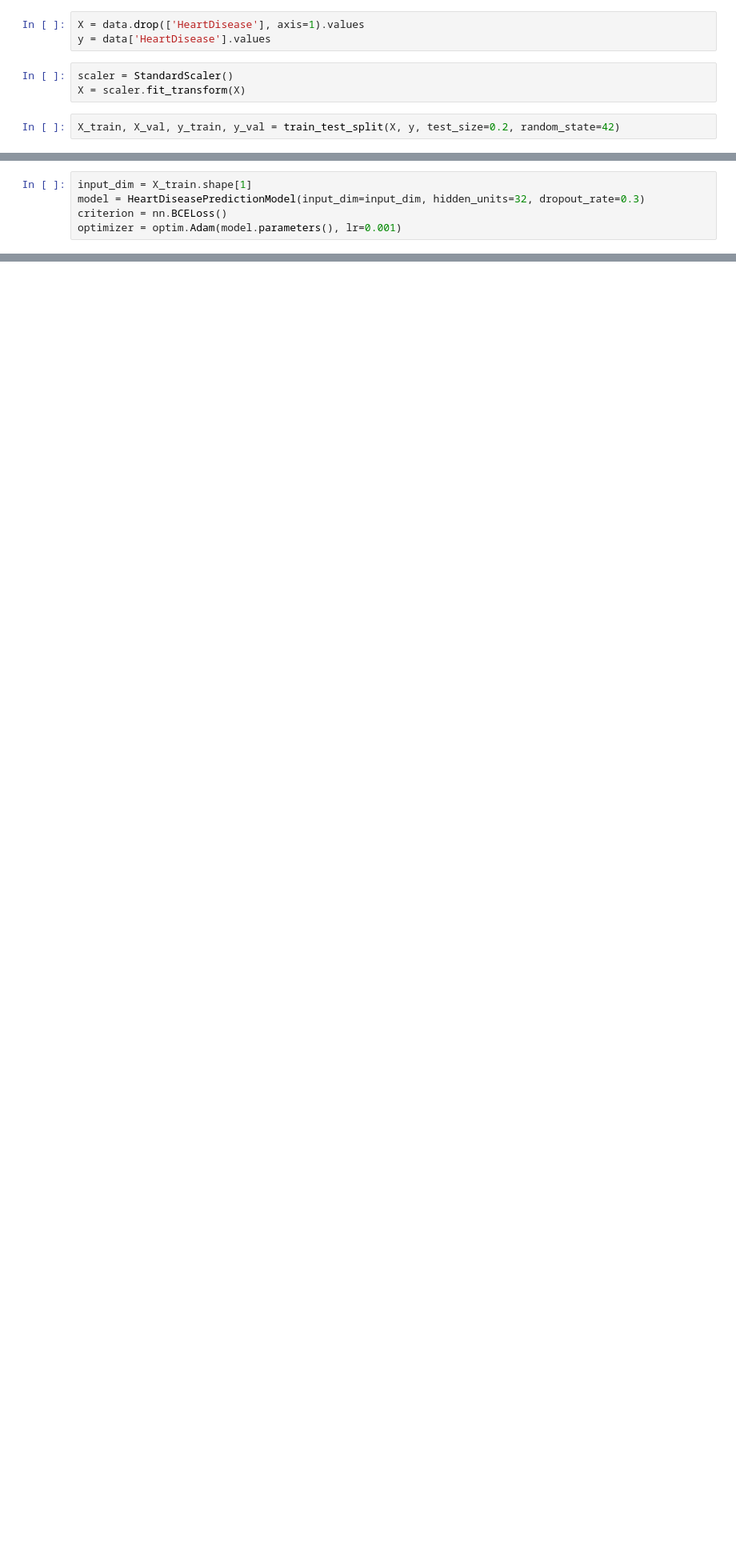
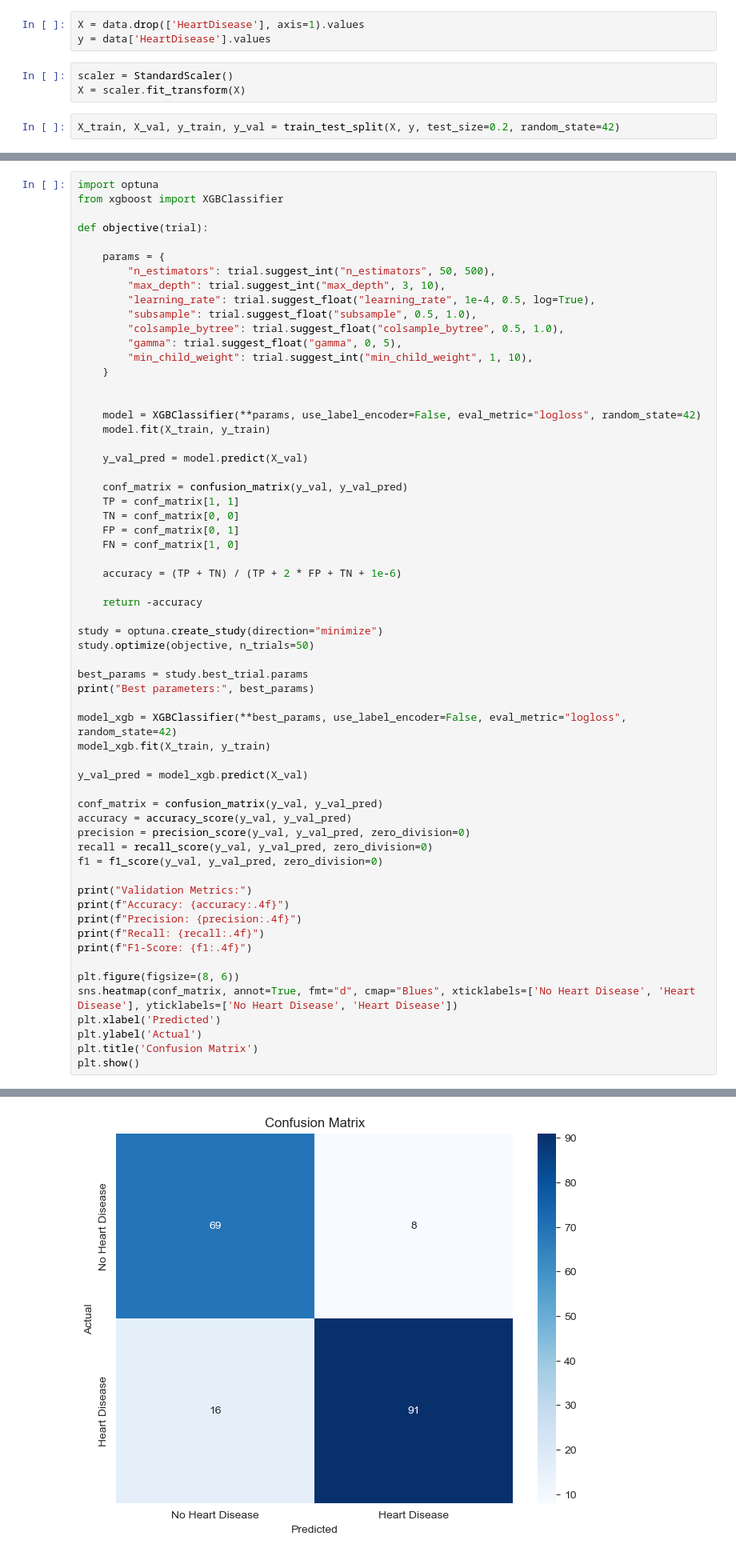
Before and after one commit to aaron6yi/team-16, a Jupyter notebook: HeartDiseasePredictionModel.ipynb, the cells around one changed output, grey strips where cells are left out. Shown at 80% size. Cells and saved outputs as stored; diff of their text form; blank space fills up the shorter version.

```diff
--- a/HeartDiseasePredictionModel.ipynb
+++ b/HeartDiseasePredictionModel.ipynb
@@ -122,5 +248,0 @@ def train_model(model, criterion, optimizer, train_loader, val_loader, epochs=20
-# %%
-input_dim = X_train.shape[1]
-model = HeartDiseasePredictionModel(input_dim=input_dim, hidden_units=32, dropout_rate=0.3)
-criterion = nn.BCELoss()
-optimizer = optim.Adam(model.parameters(), lr=0.001)
@@ -215,0 +264,62 @@ plt.show()
+# %%
+import optuna
+from xgboost import XGBClassifier
+
+def objective(trial):
+
+    params = {
+        "n_estimators": trial.suggest_int("n_estimators", 50, 500),
+        "max_depth": trial.suggest_int("max_depth", 3, 10),
+        "learning_rate": trial.suggest_float("learning_rate", 1e-4, 0.5, log=True),
+        "subsample": trial.suggest_float("subsample", 0.5, 1.0),
+        "colsample_bytree": trial.suggest_float("colsample_bytree", 0.5, 1.0),
+        "gamma": trial.suggest_float("gamma", 0, 5),
+        "min_child_weight": trial.suggest_int("min_child_weight", 1, 10),
+    }
+
+
+    model = XGBClassifier(**params, use_label_encoder=False, eval_metric="logloss", random_state=42)
+    model.fit(X_train, y_train)
+
+    y_val_pred = model.predict(X_val)
+
+    conf_matrix = confusion_matrix(y_val, y_val_pred)
+    TP = conf_matrix[1, 1]
+    TN = conf_matrix[0, 0]
+    FP = conf_matrix[0, 1]
+    FN = conf_matrix[1, 0]
+
+    accuracy = (TP + TN) / (TP + 2 * FP + TN + 1e-6)
+
+    return -accuracy
+
+study = optuna.create_study(direction="minimize")
+study.optimize(objective, n_trials=50)
+
+best_params = study.best_trial.params
+print("Best parameters:", best_params)
+
+model_xgb = XGBClassifier(**best_params, use_label_encoder=False, eval_metric="logloss", random_state=42)
+model_xgb.fit(X_train, y_train)
+
+y_val_pred = model_xgb.predict(X_val)
+
+conf_matrix = confusion_matrix(y_val, y_val_pred)
+accuracy = accuracy_score(y_val, y_val_pred)
+precision = precision_score(y_val, y_val_pred, zero_division=0)
+recall = recall_score(y_val, y_val_pred, zero_division=0)
+f1 = f1_score(y_val, y_val_pred, zero_division=0)
+
+print("Validation Metrics:")
+print(f"Accuracy: {accuracy:.4f}")
+print(f"Precision: {precision:.4f}")
+print(f"Recall: {recall:.4f}")
+print(f"F1-Score: {f1:.4f}")
+
+plt.figure(figsize=(8, 6))
+sns.heatmap(conf_matrix, annot=True, fmt="d", cmap="Blues", xticklabels=['No Heart Disease', 'Heart Disease'], yticklabels=['No Heart Disease', 'Heart Disease'])
+plt.xlabel('Predicted')
+plt.ylabel('Actual')
+plt.title('Confusion Matrix')
+plt.show()
+# %% [output]
@@ -215,0 +349 @@ plt.show()
+[figure, added]
```
Also changed, not shown: parts of 19 cells of this notebook.
